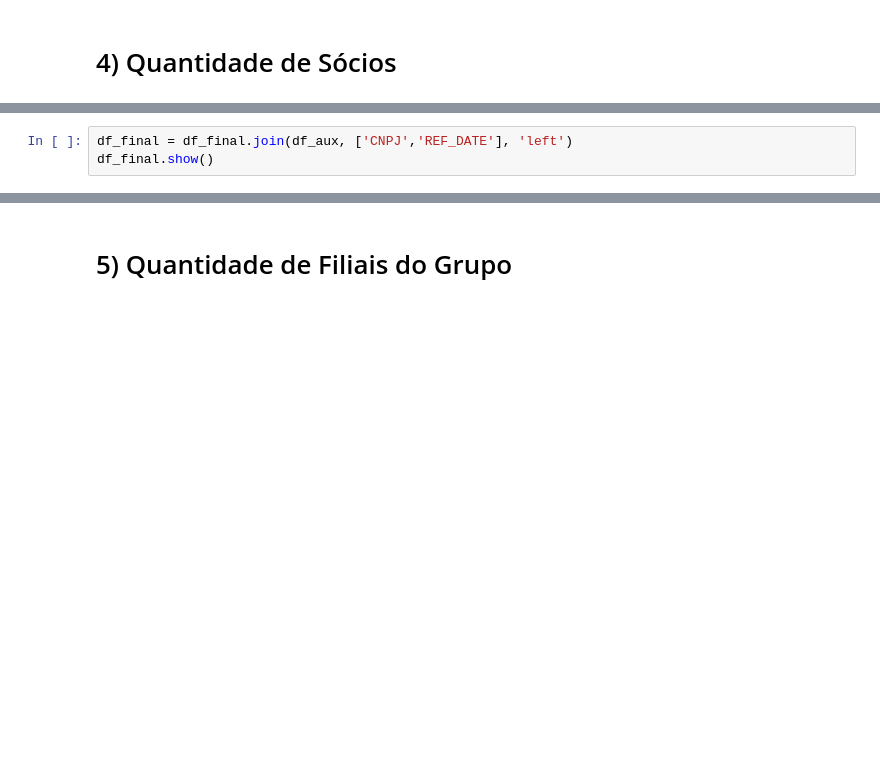
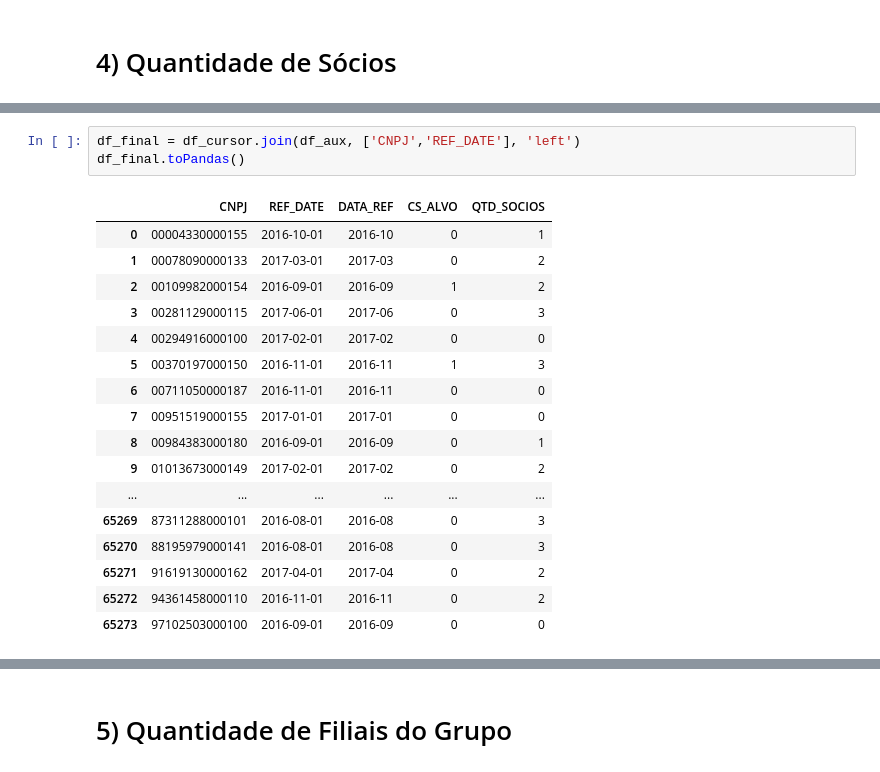
Before and after one commit to claudioalvesmonteiro/machinelearning-CNPJ, a Jupyter notebook: codes/Codigo_alternativo.ipynb, the cells around one changed output, grey strips where cells are left out. Drawn from its saved outputs; the diff is of its cells as text; blank space fills up the shorter version.

```diff
--- a/codes/Codigo_alternativo.ipynb
+++ b/codes/Codigo_alternativo.ipynb
@@ -311,6 +228,23 @@ df_aux.show(10)
 +--------------+-------------------+----------+
 only showing top 10 rows
 # %%
-df_final = df_final.join(df_aux, ['CNPJ','REF_DATE'], 'left')
-df_final.show()
+df_final = df_cursor.join(df_aux, ['CNPJ','REF_DATE'], 'left')
+df_final.toPandas()
 # %% [output]
+|  | CNPJ | REF_DATE | DATA_REF | CS_ALVO | QTD_SOCIOS |
+| 0 | 00004330000155 | 2016-10-01 | 2016-10 | 0 | 1 |
+| 1 | 00078090000133 | 2017-03-01 | 2017-03 | 0 | 2 |
+| 2 | 00109982000154 | 2016-09-01 | 2016-09 | 1 | 2 |
+| 3 | 00281129000115 | 2017-06-01 | 2017-06 | 0 | 3 |
+| 4 | 00294916000100 | 2017-02-01 | 2017-02 | 0 | 0 |
+| 5 | 00370197000150 | 2016-11-01 | 2016-11 | 1 | 3 |
+| 6 | 00711050000187 | 2016-11-01 | 2016-11 | 0 | 0 |
+| 7 | 00951519000155 | 2017-01-01 | 2017-01 | 0 | 0 |
+| 8 | 00984383000180 | 2016-09-01 | 2016-09 | 0 | 1 |
+| 9 | 01013673000149 | 2017-02-01 | 2017-02 | 0 | 2 |
+| ... | ... | ... | ... | ... | ... |
+| 65269 | 87311288000101 | 2016-08-01 | 2016-08 | 0 | 3 |
+| 65270 | 88195979000141 | 2016-08-01 | 2016-08 | 0 | 3 |
+| 65271 | 91619130000162 | 2017-04-01 | 2017-04 | 0 | 2 |
+| 65272 | 94361458000110 | 2016-11-01 | 2016-11 | 0 | 2 |
+| 65273 | 97102503000100 | 2016-09-01 | 2016-09 | 0 | 0 |
```
Also changed, not shown: parts of 42 cells of this notebook.
